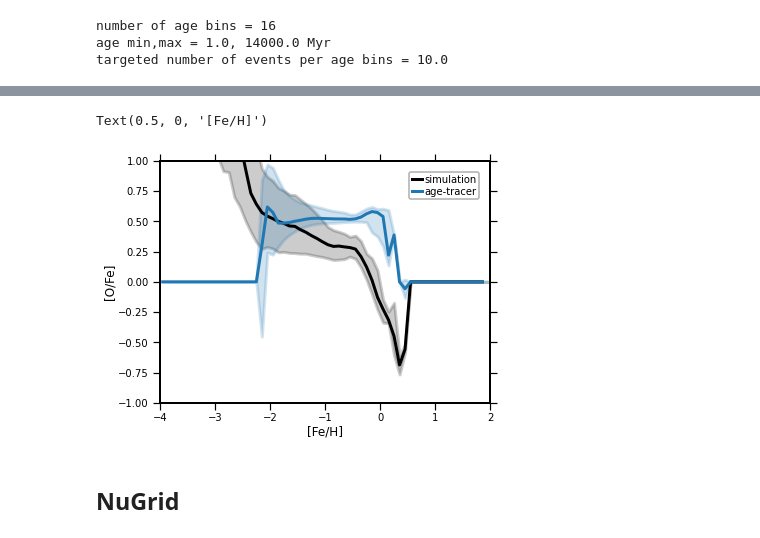
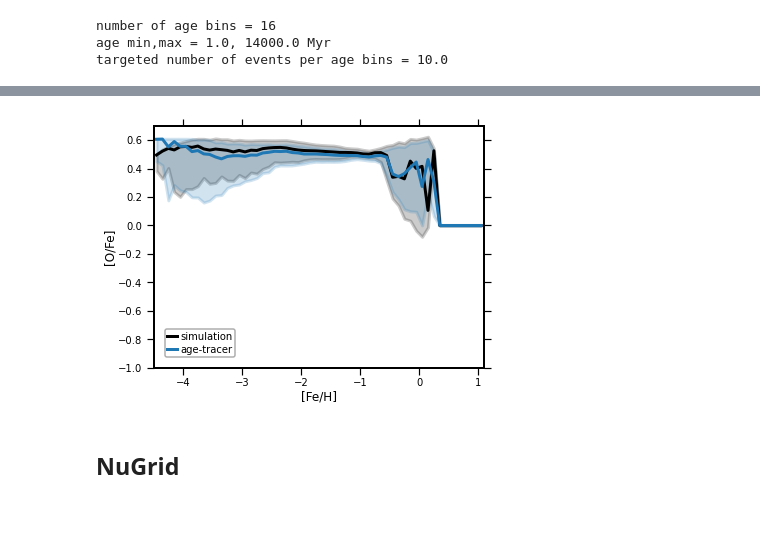
Before and after one commit to patelpb96/GizmoElementTracers, a Jupyter notebook: gizmo_tutorial.ipynb, the cells around one changed output, grey strips where cells are left out. Saved outputs shown, nothing was run; the diff lists cells and outputs as text; code cells hidden in the pictures.

Commit message:
fixed a bug in assigning initial abundances to the age-tracer model. improved tutorial and documentation on useing age tracers.

```diff
--- a/gizmo_tutorial.ipynb
+++ b/gizmo_tutorial.ipynb
@@ -903,7 +912,7 @@ simulation_directory = '/Users/awetzel/work/research/simulation/gizmo/simulation
 # %%
 # read star particles at z = 0 from a simulation with age tracers enabled
 
-#part = gizmo.io.Read.read_snapshots(['star'], 'index', 172, simulation_directory=simulation_directory)
-part = gizmo.io.Read.read_snapshots(['star'], 'index', 267, simulation_directory=simulation_directory)
+part = gizmo.io.Read.read_snapshots(['star'], 'index', 172, simulation_directory=simulation_directory)
+#part = gizmo.io.Read.read_snapshots(['star'], 'index', 267, simulation_directory=simulation_directory)
 # %% [output]
 # in utilities.simulation.Snapshot():
@@ -958,12 +968,14 @@ species_name = 'star'
 #species_name = 'gas'
 # %%
 # create and append an age-tracer dictionary class to particle species catalog
-# this stores all age-tracer information and provides the methods to compute elemental abundances (mass fractions) for each particle from the age-tracer weights
+# this stores all age-tracer information and provides the methods to compute elemental abundances (mass fractions) for each particle from the age-tracer mass weights
 
 # pass in the snapshot header information, stored via part.info, which contains the age-tracer bin information, to set up the age bins
-#part[species_name].ElementAgeTracer = gizmo.agetracer.ElementAgeTracerClass(part.info)
+part[species_name].ElementAgeTracer = gizmo.agetracer.ElementAgeTracerClass(part.info)
 
-# test
-part[species_name].ElementAgeTracer = gizmo.agetracer.ElementAgeTracerClass()
-part[species_name].ElementAgeTracer.assign_age_bins(age_bin_number=16, age_min=1, age_max=14000)
+# test of older simulations
+#element_index_start = 15
+#part[species_name].ElementAgeTracer = gizmo.agetracer.ElementAgeTracerClass#(element_index_start=element_index_start)
+#part[species_name].ElementAgeTracer.assign_age_bins(age_bin_number=16, age_min=1, age_max=14000)
+#part[species_name]['massfraction'][:, element_index_start:] *= part.Cosmology['hubble'] / 1e10
 # %%
@@ -1022,36 +1098,44 @@ print(part[species_name].prop('metallicity.agetracer.fe'))
 # %%
-# now plot the results
+# plot the results
 
 from utilities.basic.binning import BinClass
 
-Bin = BinClass([-4, 2], number=int((2-(-4))/0.1))
+fe_limits = [-4.5, 1.1]
+Bin = BinClass(fe_limits, width=0.1)
 
-# plot the native abundances directly from the simulation
-stats = Bin.get_statistics_of_array(
-    part['star'].prop('metallicity.fe'),
-    part['star'].prop('metallicity.o - metallicity.fe')
-)
+# plot the native abundances, computed directly in the simulation
+fe_sim = part[species_name].prop('metallicity.fe')
+alpha_sim = part[species_name].prop('metallicity.o - metallicity.fe')
+fe_agetracer = part[species_name].prop('metallicity.agetracer.fe').clip(-5, 10)
+alpha_agetracer = part[species_name].prop('metallicity.agetracer.o').clip(-5, 10) - fe_agetracer
+
+masks = (fe_sim > -4.5) * (fe_agetracer > -4.5)
+
+stats_sim = Bin.get_statistics_of_array(fe_sim[masks], alpha_sim[masks])
+stats_agetracer = Bin.get_statistics_of_array(fe_agetracer[masks], alpha_agetracer[masks])
 
 fig, ax = plt.subplots()
 fig.set_size_inches(6, 4)
 
-ax.plot(stats['bin.mid'][:-1], stats['median'][:-1], lw=3, color='black', label='simulation')
+ax.plot(stats_sim['bin.mid'], stats_sim['median'], lw=3, color='black', label='simulation')
 ax.fill_between(
-    stats['bin.mid'], stats['percent.16'], stats['percent.84'], alpha=0.2, lw=3, color='black')
+    stats_sim['bin.mid'], stats_sim['percent.16'], stats_sim['percent.84'], alpha=0.2, lw=3, color='black')
 
-# plot the post-processed abundances from age-tracer weights
-stats = Bin.get_statistics_of_array(
-    part['star'].prop('metallicity.agetracer.fe'),
-    part['star'].prop('metallicity.agetracer.o - metallicity.agetracer.fe')
-)
+# plot the post-processed abundances, from the age-tracer weights
 
-ax.plot(stats['bin.mid'][:-1], stats['median'][:-1], lw=3, color='C0', label='age-tracer')
+
+ax.plot(stats_agetracer['bin.mid'], stats_agetracer['median'], lw=3, color='C0', label='age-tracer')
 ax.fill_between(
-    stats['bin.mid'], stats['percent.16'], stats['percent.84'], alpha=0.2, lw=3, color='C0')
+    stats_agetracer['bin.mid'], stats_agetracer['percent.16'], stats_agetracer['percent.84'], alpha=0.2, lw=3, color='C0')
+#print(stats['median'])
 
 ax.legend(loc='best')
-ax.set_ylim(-1, 1)
-ax.set_xlim(-4, 2)
+ax.set_ylim(-1, 0.7)
+ax.set_xlim(fe_limits[0], fe_limits[1])
 ax.set_ylabel('[O/Fe]')
 ax.set_xlabel('[Fe/H]')
+
+difs = alpha_agetracer[masks] - alpha_sim[masks]
+
+ut.statistic.print_statistics(difs)
 # %% [output]
@@ -1060,5 +1160,4 @@ ax.set_xlabel('[Fe/H]')
-Text(0.5, 0, '[Fe/H]')
-[figure, old version]
+[figure, new version]
 # %% [markdown]
 ## NuGrid
 # %% [markdown]
```
Also changed, not shown: parts of 13 cells of this notebook, 2 other files.
